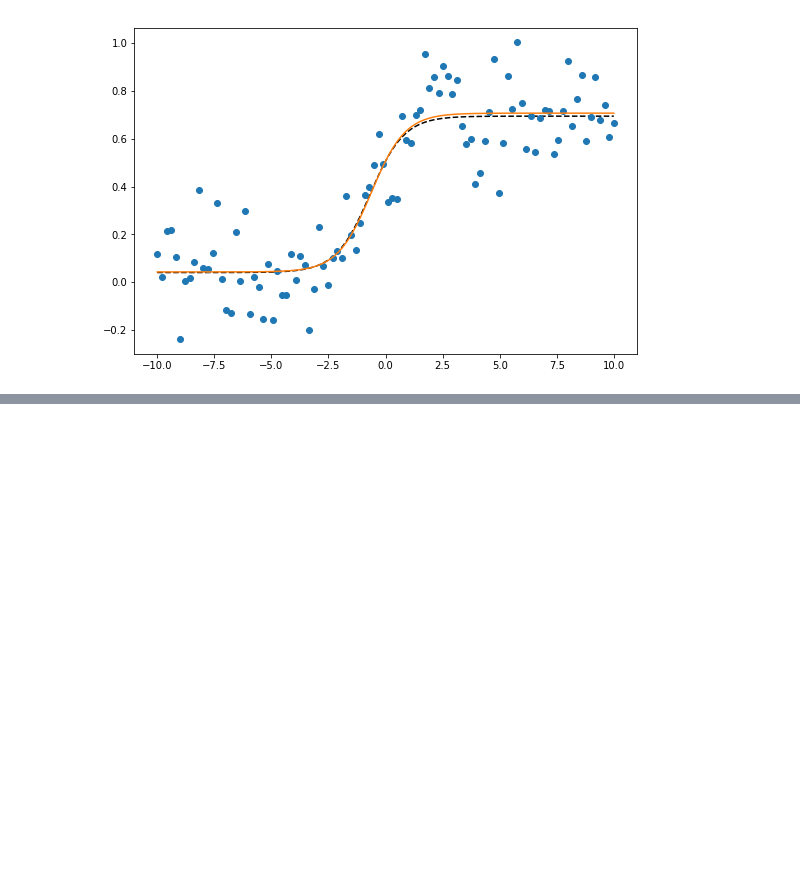
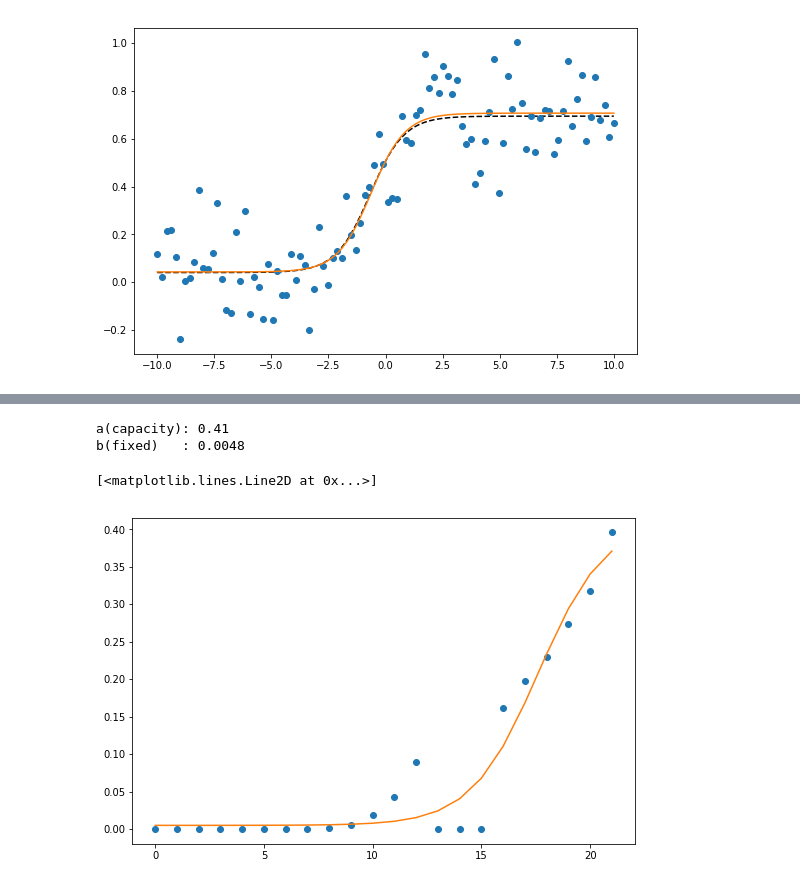
Before and after one commit to chezydan/pytopics, a Jupyter notebook: Logistic Function Fit.ipynb, the cells around one changed output, grey strips where cells are left out. Saved outputs shown, nothing was run; the diff lists cells and outputs as text; code cells hidden in the pictures; blank space fills up the shorter version.

```diff
--- a/Logistic Function Fit.ipynb
+++ b/Logistic Function Fit.ipynb
@@ -63,0 +71,4 @@ ax.plot(x, y_fit, '-')
+# %%
+by = by[by['year']>=1990]
+# %%
+by['prop_users']=by['internet.users']/by['population']
@@ -63,0 +89,13 @@ ax.plot(x, y_fit, '-')
+# %%
+x = list(by['years_since_1990'])
+y = by['prop_users']
+# %%
+def replaceNaN (lst):
+    import numpy
+    ar = numpy.array(lst)
+    s=numpy.isnan(lst)
+    ar[s]=0.0
+    return list(ar)
+
+y=replaceNaN(y)
+y = list(y)
@@ -63,0 +105,16 @@ ax.plot(x, y_fit, '-')
+# %%
+(a_, b_, c_, d_), _ = opt.curve_fit(f, x, y)
+y_fit =f(x , a_, b_, c_, d_)
+
+print("a(capacity): {:.2f}".format(a_))
+print("b(fixed)   : {:.4f}".format(b_))
+
+fig, ax = plt.subplots(1,1, figsize=(9,6))
+
+ax.plot(x, y, 'o')
+ax.plot(x, y_fit, '-')
+# %% [output]
+a(capacity): 0.41
+b(fixed)   : 0.0048
+[<matplotlib.lines.Line2D at 0x...>]
+[figure, added]
```
Also changed, not shown: parts of 7 cells of this notebook, 30 other files.
